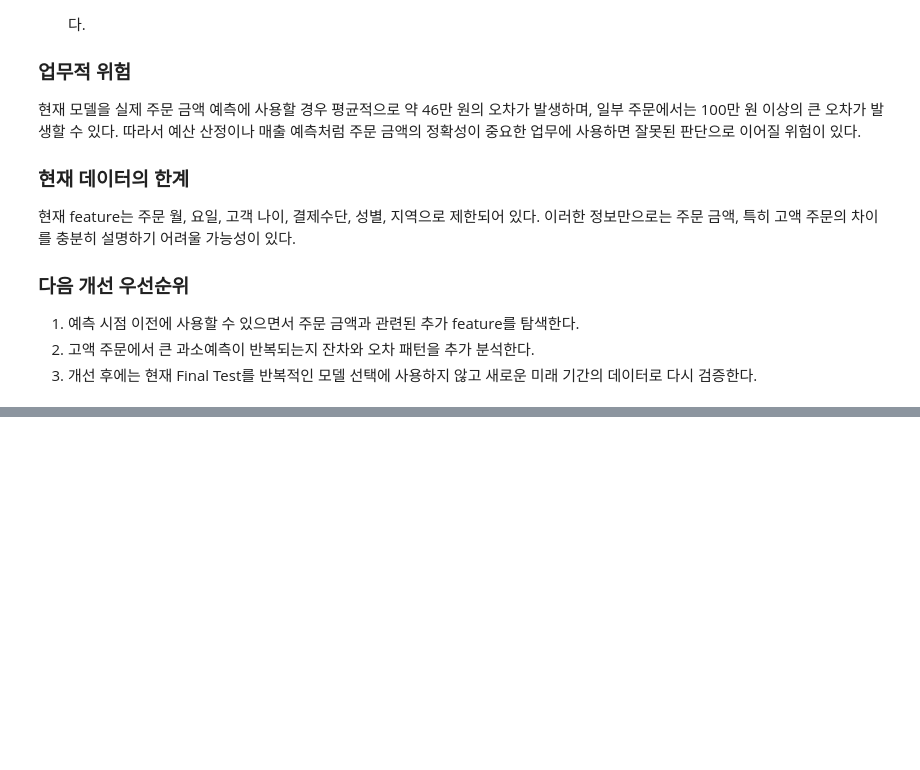
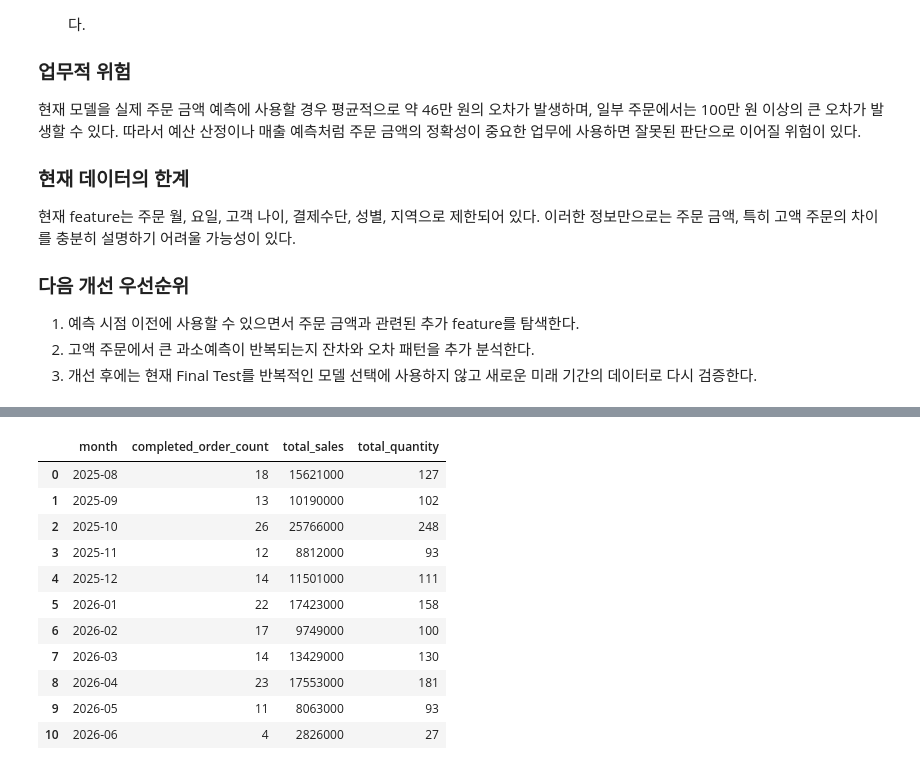
Before and after one commit to sangjae-lee97/kant-axagent-study, a Jupyter notebook: llm-data-analysis-course/chapter09/chapter09.ipynb, the cells around one changed output, grey strips where cells are left out. Cells and saved outputs as stored; diff of their text form; code cells hidden in the pictures; blank space fills up the shorter version.

```diff
--- a/llm-data-analysis-course/chapter09/chapter09.ipynb
+++ b/llm-data-analysis-course/chapter09/chapter09.ipynb
@@ -490,0 +2119,30 @@ Baseline 대비 MAE 개선율은 -3.47%로 Notebook에서 확인한 결과와
+# %%
+# ==================================================
+# Final Test 이상 패턴 확인
+# 월별 completed 주문 / 매출 확인
+# ==================================================
+
+monthly_check = (
+    sales_data
+    .groupby("month", as_index=False)
+    .agg(
+        completed_order_count=("order_id", "nunique"),
+        total_sales=("sales", "sum"),
+        total_quantity=("quantity", "sum"),
+    )
+)
+
+display(monthly_check)
+# %% [output]
+|  | month | completed_order_count | total_sales | total_quantity |
+| 0 | 2025-08 | 18 | 15621000 | 127 |
+| 1 | 2025-09 | 13 | 10190000 | 102 |
+| 2 | 2025-10 | 26 | 25766000 | 248 |
+| 3 | 2025-11 | 12 | 8812000 | 93 |
+| 4 | 2025-12 | 14 | 11501000 | 111 |
+| 5 | 2026-01 | 22 | 17423000 | 158 |
+| 6 | 2026-02 | 17 | 9749000 | 100 |
+| 7 | 2026-03 | 14 | 13429000 | 130 |
+| 8 | 2026-04 | 23 | 17553000 | 181 |
+| 9 | 2026-05 | 11 | 8063000 | 93 |
+| 10 | 2026-06 | 4 | 2826000 | 27 |
```
Also changed, not shown: parts of 36 cells of this notebook, 2 other files.
